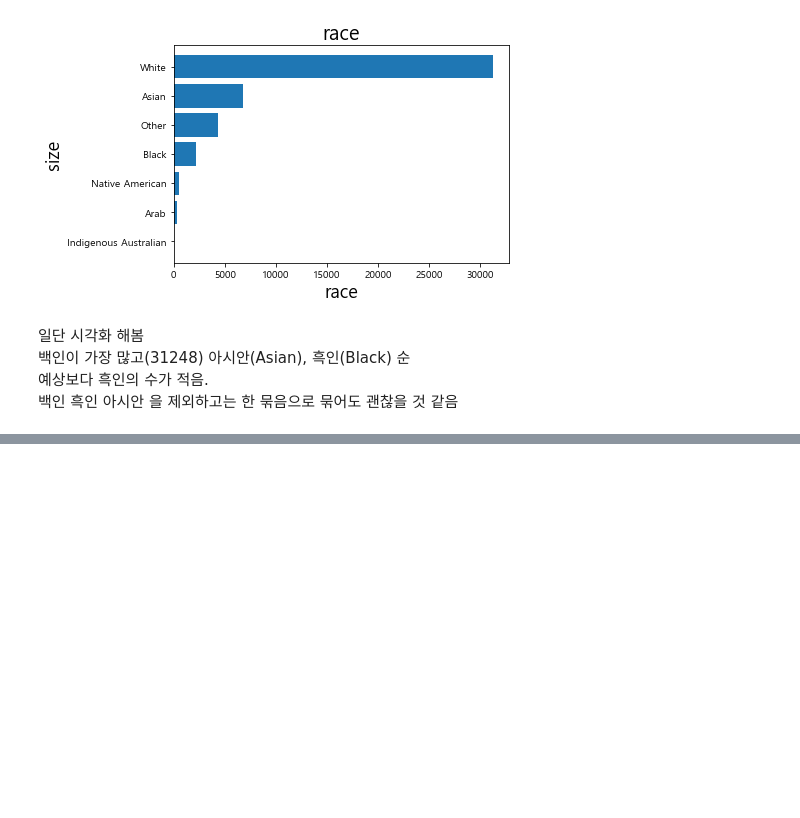
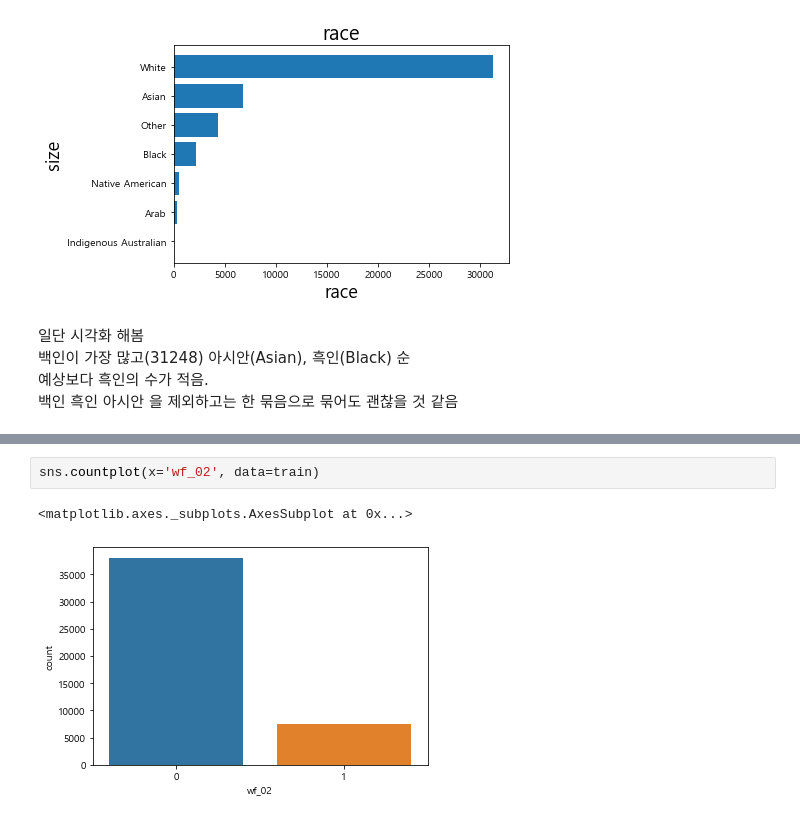
Before and after one commit to sryu219/TeamProject, a Jupyter notebook: FinalProject.ipynb, the cells around one changed output, grey strips where cells are left out. Saved outputs shown, nothing was run; the diff lists cells and outputs as text; blank space fills up the shorter version.

```diff
--- a/FinalProject.ipynb
+++ b/FinalProject.ipynb
@@ -409,0 +454,5 @@ Text(0, 0.5, 'size')
+# %%
+sns.countplot(x='wf_02', data=train)
+# %% [output]
+<matplotlib.axes._subplots.AxesSubplot at 0x...>
+[figure, added]
```
Also changed, not shown: parts of 20 cells of this notebook.
